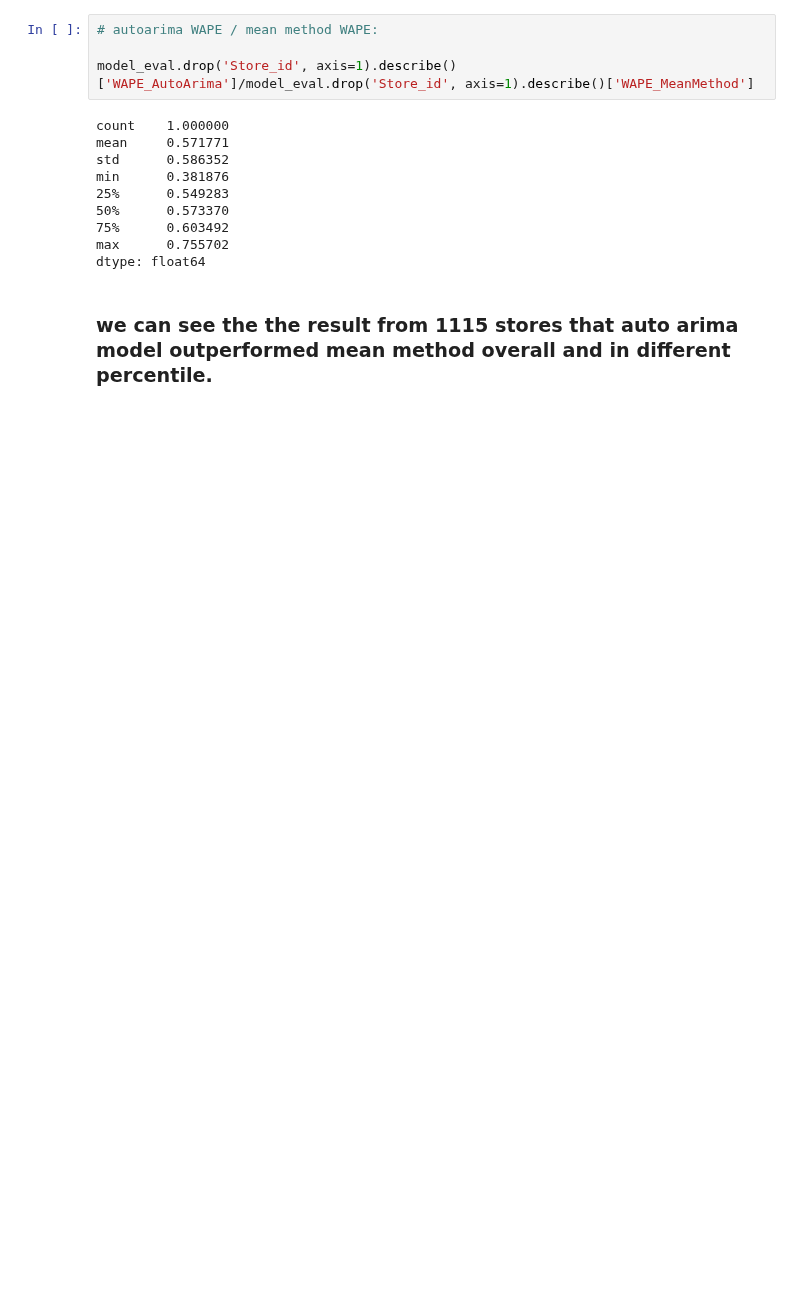
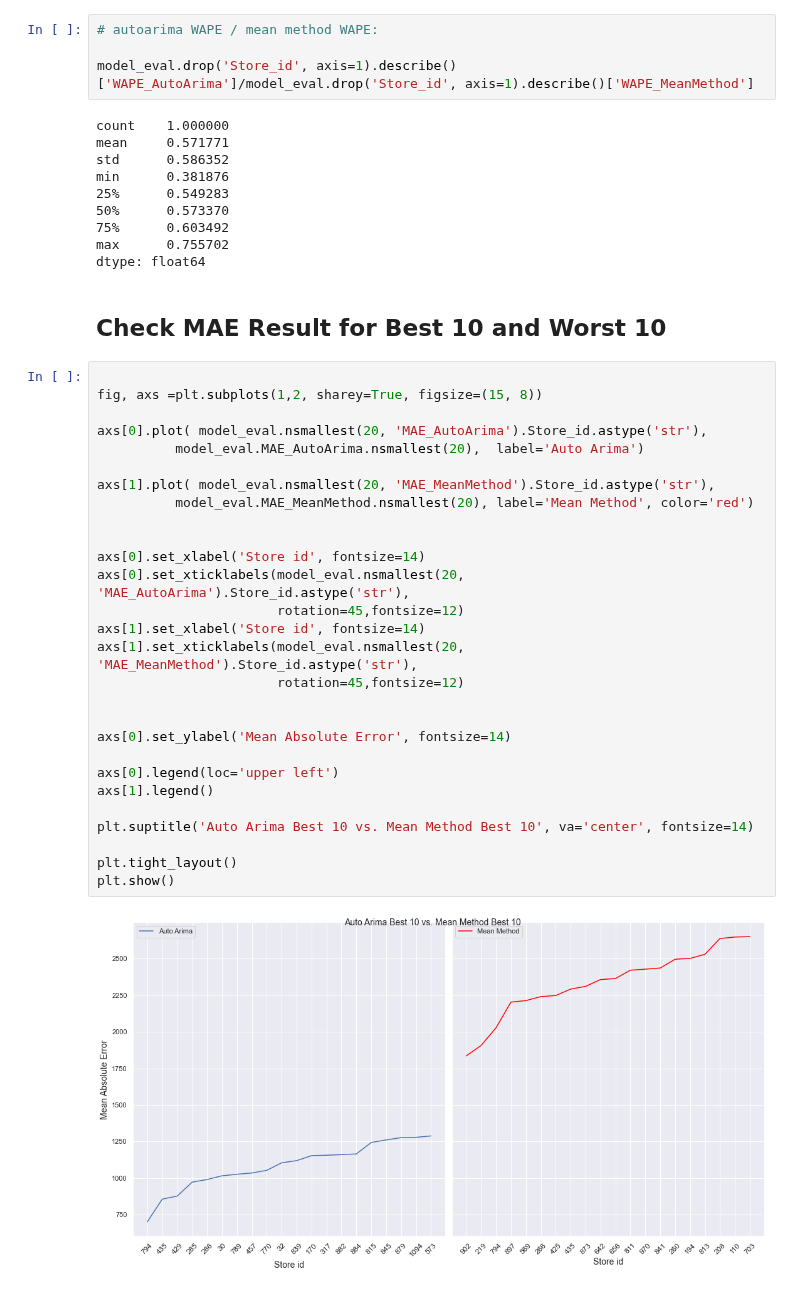
Before and after one commit to yoyo6022/covid-19, a Jupyter notebook: Notebook/Model Evaluation.ipynb, the cells around one changed output. Drawn from its saved outputs; the diff is of its cells as text; blank space fills up the shorter version.

Commit message:
fixed graph

```diff
--- a/Notebook/Model Evaluation.ipynb
+++ b/Notebook/Model Evaluation.ipynb
@@ -123,5 +125,35 @@ min      0.381876
 75%      0.603492
 max      0.755702
 dtype: float64
-# %% [markdown]
-### we can see the the result from 1115 stores that auto arima model outperformed mean method overall and in different percentile.
+# %% [markdown]
+## Check MAE Result for Best 10 and Worst 10
+# %%
+
+fig, axs =plt.subplots(1,2, sharey=True, figsize=(15, 8))
+
+axs[0].plot( model_eval.nsmallest(20, 'MAE_AutoArima').Store_id.astype('str'),
+          model_eval.MAE_AutoArima.nsmallest(20),  label='Auto Arima')
+
+axs[1].plot( model_eval.nsmallest(20, 'MAE_MeanMethod').Store_id.astype('str'),
+          model_eval.MAE_MeanMethod.nsmallest(20), label='Mean Method', color='red')
+
+
+axs[0].set_xlabel('Store id', fontsize=14)
+axs[0].set_xticklabels(model_eval.nsmallest(20, 'MAE_AutoArima').Store_id.astype('str'),
+                       rotation=45,fontsize=12)
+axs[1].set_xlabel('Store id', fontsize=14)
+axs[1].set_xticklabels(model_eval.nsmallest(20, 'MAE_MeanMethod').Store_id.astype('str'),
+                       rotation=45,fontsize=12)
+
+
+axs[0].set_ylabel('Mean Absolute Error', fontsize=14)
+
+axs[0].legend(loc='upper left')
+axs[1].legend()
+
+plt.suptitle('Auto Arima Best 10 vs. Mean Method Best 10', va='center', fontsize=14)
+
+plt.tight_layout()
+plt.show()
+# %% [output]
+[figure, added]
```
Also changed, not shown: parts of 2 cells of this notebook, 1 other file.
